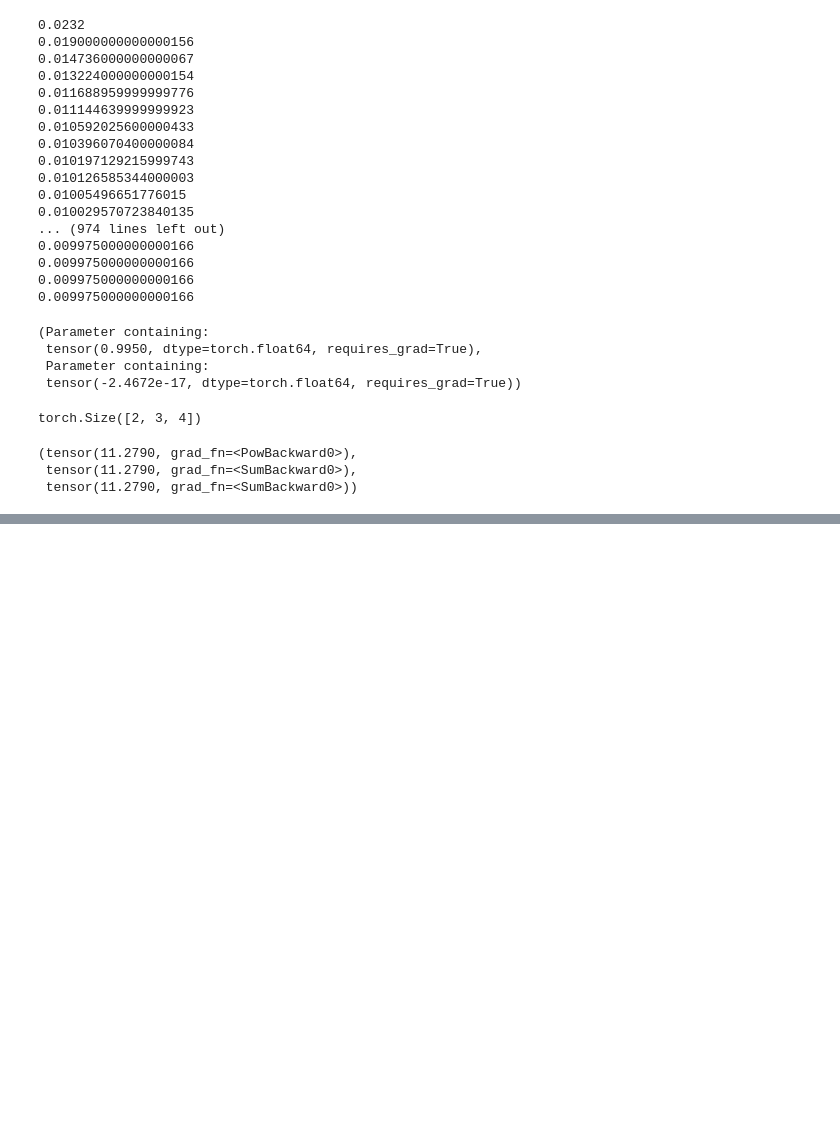
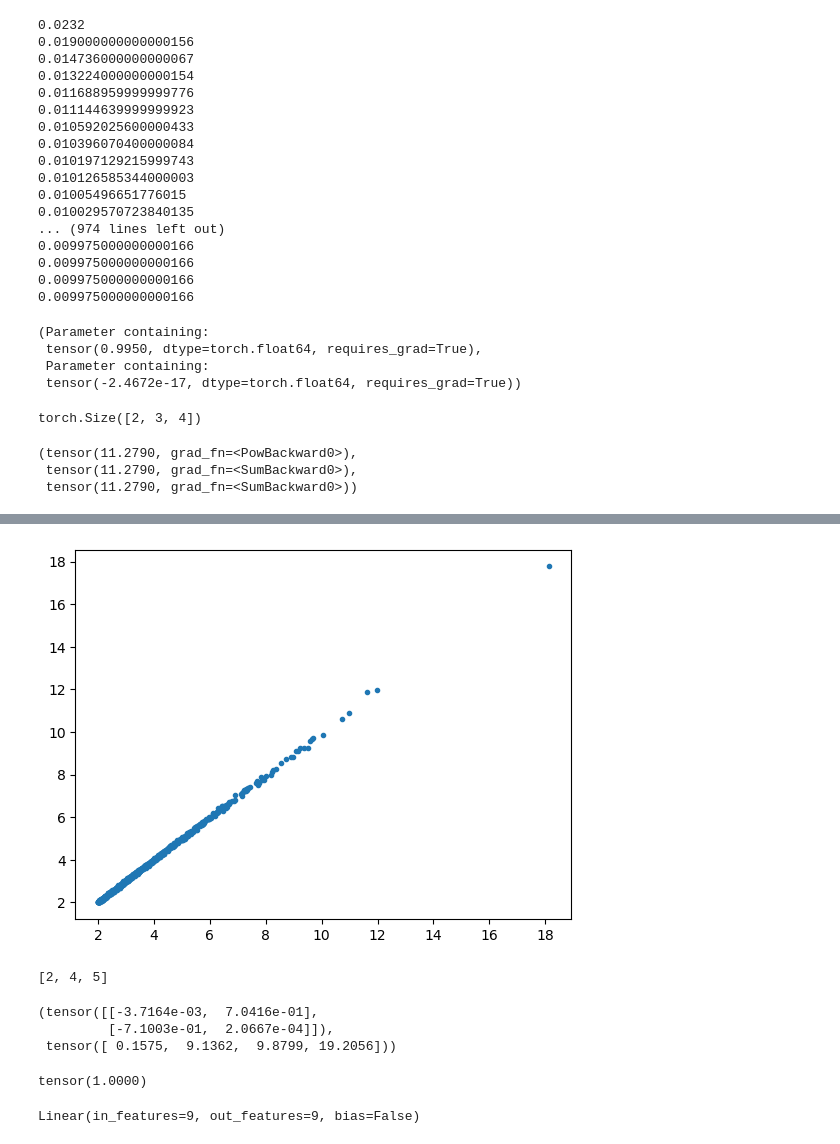
Before and after one commit to Nadav-out/SymLoss, a Jupyter notebook: notebooks/unrelated.ipynb, the cells around one changed output, grey strips where cells are left out. Drawn from its saved outputs; the diff is of its cells as text; code cells hidden in the pictures; blank space fills up the shorter version.

```diff
--- a/notebooks/unrelated.ipynb
+++ b/notebooks/unrelated.ipynb
@@ -377,0 +626,21 @@ Lorentz Scalar Loss: 0.0
+# %%
+class SimpleNet(nn.Module):
+    def __init__(self,d_in,d_hidden,depth):
+        super(SimpleNet,self).__init__()
+
+
+        self.fc_in = nn.Linear(d_in,d_hidden)
+        self.fcs = nn.ModuleList([])
+        for _ in range(depth):
+            self.fcs.append(nn.Linear(d_hidden,d_hidden))
+            self.fcs.append(nn.ReLU())
+
+        self.fcs = nn.Sequential(*self.fcs)
+
+
+        self.fc_out = nn.Linear(d_hidden,1)
+
+    def forward(self,x):
+        x = self.fc_in(x)
+        x = self.fcs(x)
+        return self.fc_out(x)
@@ -377,0 +680,16 @@ Lorentz Scalar Loss: 0.0
+# %%
+import torch
+import torch.nn as nn
+import torch.optim as optim
+
+
+from torch.utils.data import DataLoader, TensorDataset
+
+# Data
+data = torch.randn([2000, 2])
+labels = torch.norm(data, 2, dim=-1, keepdim=True)  # Ensuring labels have the same shape
+labels += labels**2/2
+# %%
+data=data[labels.view(-1)>2,:]
+labels=labels[labels.view(-1)>2]
+data.shape
@@ -377,0 +753,15 @@ Lorentz Scalar Loss: 0.0
+# %%
+import numpy as np
+import matplotlib.pyplot as plt
+
+
+plt.plot(labels.view(-1).detach().numpy(),model(data).view(-1).detach().numpy(),'.')
+plt.show()
+# %% [output]
+[figure, added]
+# %%
+a=[2,5,4]
+a.sort()
+a
+# %% [output]
+[2, 4, 5]
@@ -377,0 +773,26 @@ Lorentz Scalar Loss: 0.0
+# %%
+import einops
+data_g.requires_grad_=False
+gx=einops.rearrange(torch.einsum('ai,aj->aij',data_g,grads), 'a i j -> a (i j)')
+gxgx = torch.einsum('ai,aj->aij',gx,gx)
+
+
+
+gxgx_mean = torch.mean(gxgx,dim=0).detach()
+gxgx_mean
+
+eig = torch._linalg_eigh(gxgx_mean)
+eig.eigenvectors[:,0].view(2,2), eig.eigenvalues
+# %% [output]
+(tensor([[-3.7164e-03,  7.0416e-01],
+         [-7.1003e-01,  2.0667e-04]]),
+ tensor([ 0.1575,  9.1362,  9.8799, 19.2056]))
+# %%
+eig.eigenvectors[:,0] @ eig.eigenvectors[:,0]
+# %% [output]
+tensor(1.0000)
+# %%
+mod = nn.Linear(len(gxv[0]),len(gxv[0]),bias=False)
+mod.train()
+# %% [output]
+Linear(in_features=9, out_features=9, bias=False)
```
Also changed, not shown: parts of 31 cells of this notebook, 1 other file.
